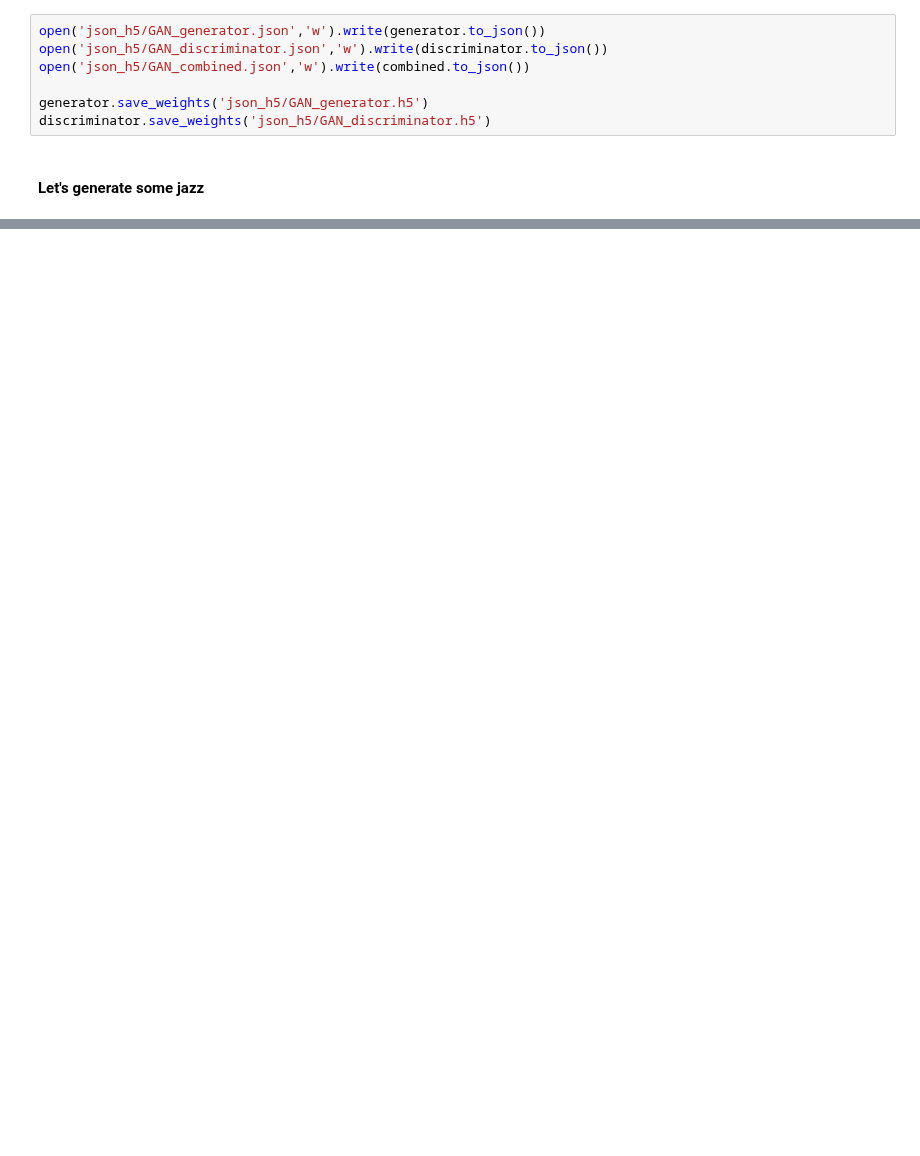
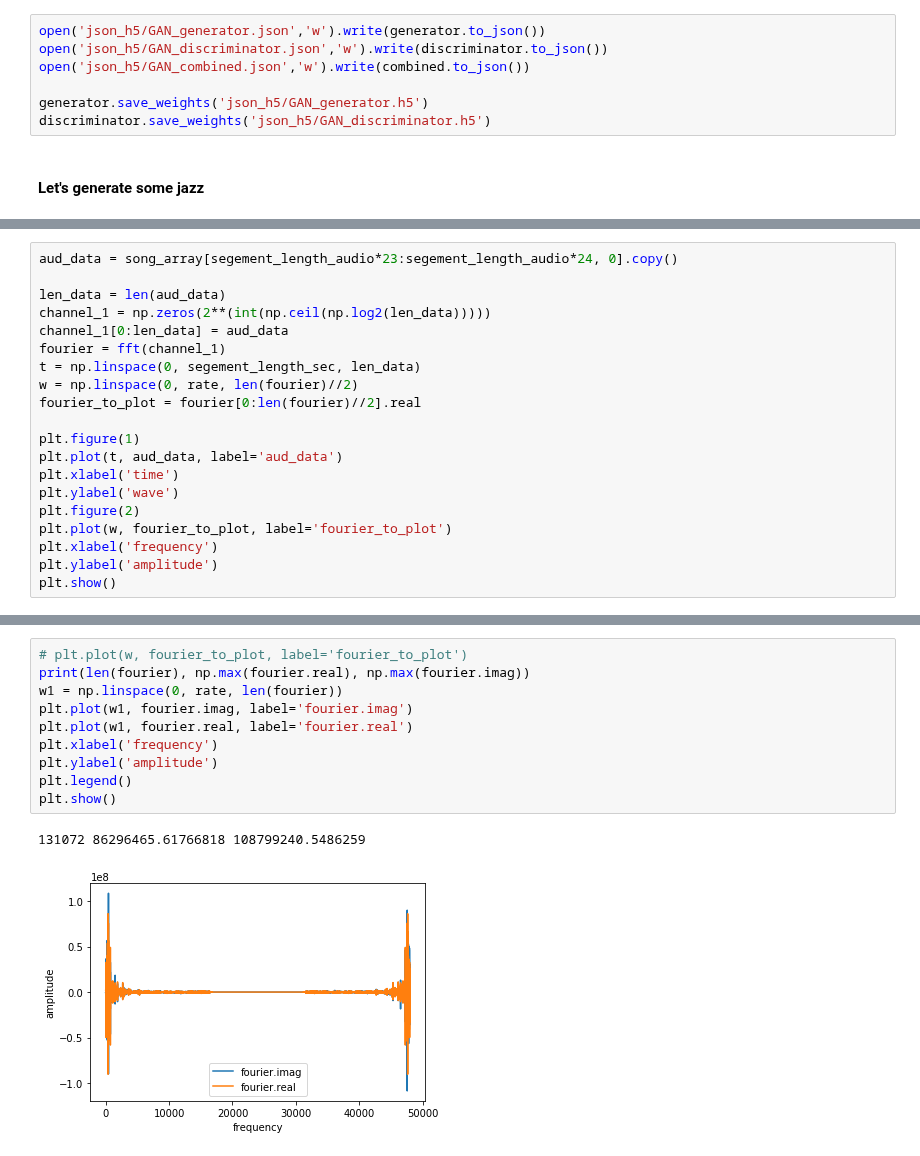
Before and after one commit to kuiyochen/Python_ML_learning, a Jupyter notebook: GAN.ipynb, the cells around one changed output, grey strips where cells are left out. Saved outputs shown, nothing was run; the diff lists cells and outputs as text; blank space fills up the shorter version.

```diff
--- a/GAN.ipynb
+++ b/GAN.ipynb
@@ -393,0 +394,20 @@ discriminator.save_weights('json_h5/GAN_discriminator.h5')
+# %%
+aud_data = song_array[segement_length_audio*23:segement_length_audio*24, 0].copy()
+
+len_data = len(aud_data)
+channel_1 = np.zeros(2**(int(np.ceil(np.log2(len_data)))))
+channel_1[0:len_data] = aud_data
+fourier = fft(channel_1)
+t = np.linspace(0, segement_length_sec, len_data)
+w = np.linspace(0, rate, len(fourier)//2)
+fourier_to_plot = fourier[0:len(fourier)//2].real
+
+plt.figure(1)
+plt.plot(t, aud_data, label='aud_data')
+plt.xlabel('time')
+plt.ylabel('wave')
+plt.figure(2)
+plt.plot(w, fourier_to_plot, label='fourier_to_plot')
+plt.xlabel('frequency')
+plt.ylabel('amplitude')
+plt.show()
@@ -393,0 +417,13 @@ discriminator.save_weights('json_h5/GAN_discriminator.h5')
+# %%
+# plt.plot(w, fourier_to_plot, label='fourier_to_plot')
+print(len(fourier), np.max(fourier.real), np.max(fourier.imag))
+w1 = np.linspace(0, rate, len(fourier))
+plt.plot(w1, fourier.imag, label='fourier.imag')
+plt.plot(w1, fourier.real, label='fourier.real')
+plt.xlabel('frequency')
+plt.ylabel('amplitude')
+plt.legend()
+plt.show()
+# %% [output]
+131072 86296465.61766818 108799240.5486259
+[figure, added]
```
Also changed, not shown: parts of 21 cells of this notebook.
